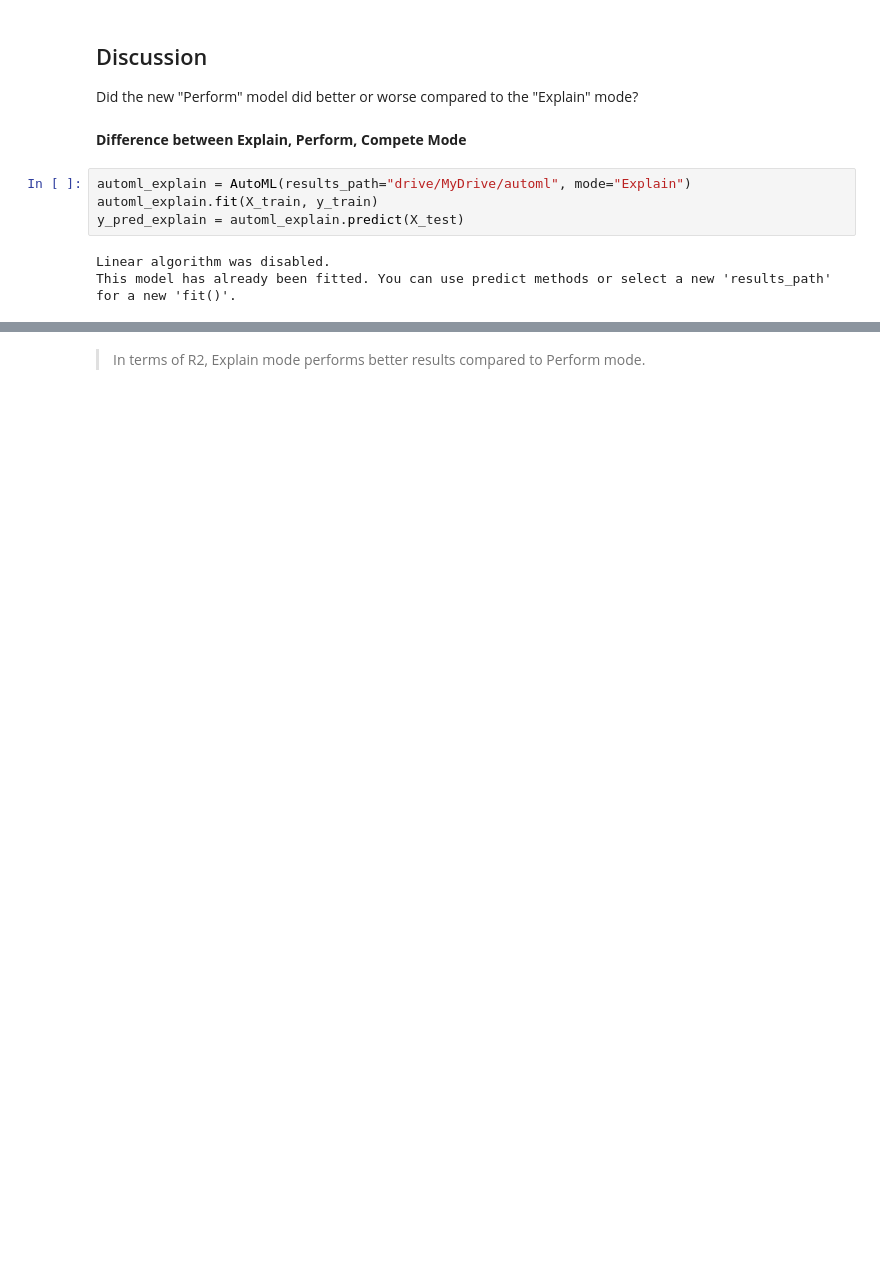
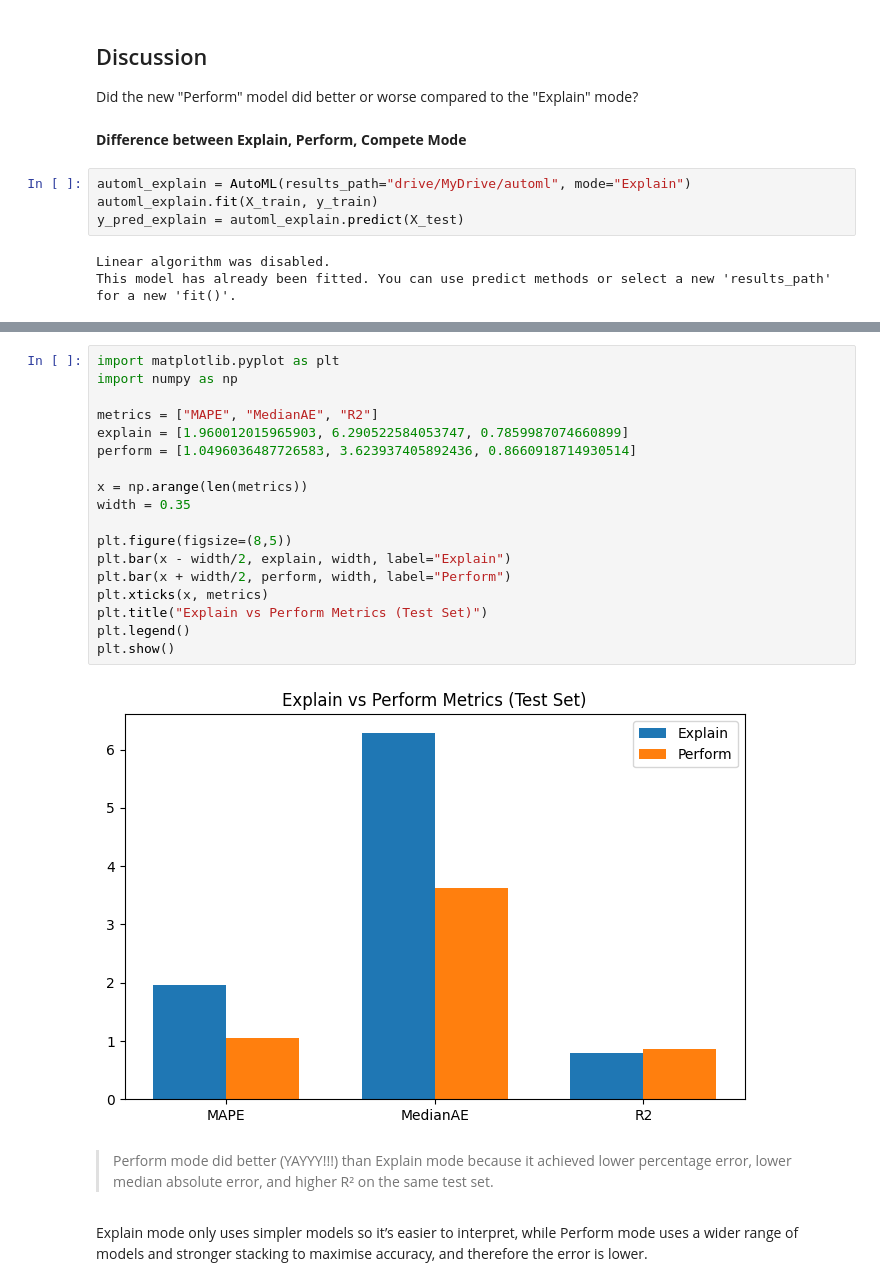
Before and after one commit to hawaiie-star/UrbanSimulation, a Jupyter notebook: automl/automl.ipynb, the cells around one changed output, grey strips where cells are left out. Drawn from its saved outputs; the diff is of its cells as text; blank space fills up the shorter version.

```diff
--- a/automl/automl.ipynb
+++ b/automl/automl.ipynb
@@ -284,2 +300,24 @@ Perform: {'MAPE': 0.9296528339346299, 'MedianAE': 3.4372497200147745, 'R2': 0.78
-# %% [markdown]
-> In terms of R2, Explain mode performs better results compared to Perform mode.
+# %%
+import matplotlib.pyplot as plt
+import numpy as np
+
+metrics = ["MAPE", "MedianAE", "R2"]
+explain = [1.960012015965903, 6.290522584053747, 0.7859987074660899]
+perform = [1.0496036487726583, 3.623937405892436, 0.8660918714930514]
+
+x = np.arange(len(metrics))
+width = 0.35
+
+plt.figure(figsize=(8,5))
+plt.bar(x - width/2, explain, width, label="Explain")
+plt.bar(x + width/2, perform, width, label="Perform")
+plt.xticks(x, metrics)
+plt.title("Explain vs Perform Metrics (Test Set)")
+plt.legend()
+plt.show()
+# %% [output]
+[figure, added]
+# %% [markdown]
+> Perform mode did better (YAYYY!!!) than Explain mode because it achieved lower percentage error, lower median absolute error, and higher R² on the same test set.
+# %% [markdown]
+Explain mode only uses simpler models so it’s easier to interpret, while Perform mode uses a wider range of models and stronger stacking to maximise accuracy, and therefore the error is lower.
```
Also changed, not shown: parts of 12 cells of this notebook.
